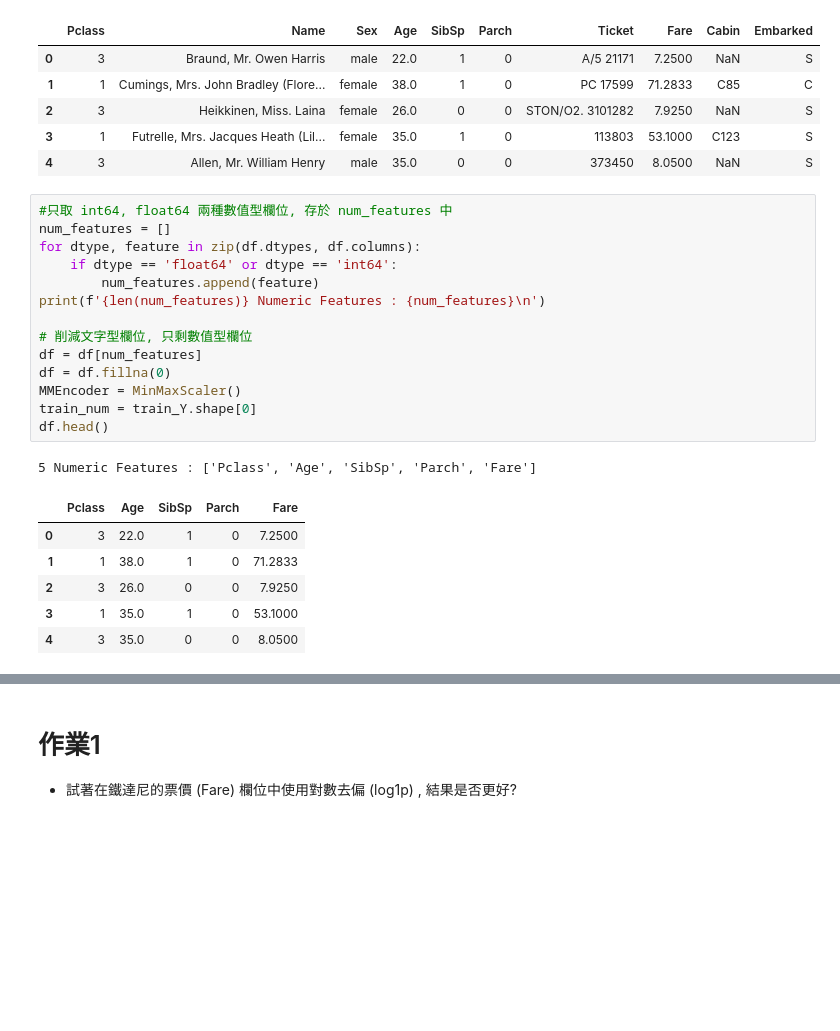
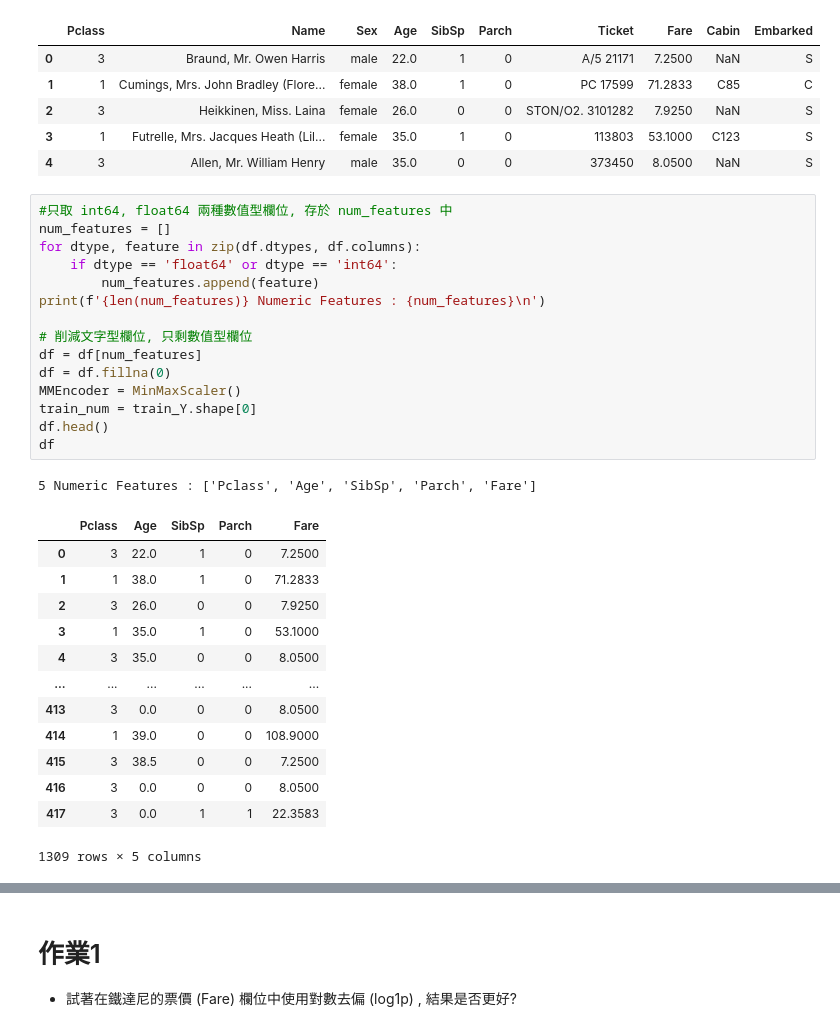
Before and after one commit to rzdxcrow77/4th-ML100Days, a Jupyter notebook: homework/Day_023_HW.ipynb, the cells around one changed output, grey strips where cells are left out. Cells and saved outputs as stored; diff of their text form; blank space fills up the shorter version.

```diff
--- a/homework/Day_023_HW.ipynb
+++ b/homework/Day_023_HW.ipynb
@@ -37,25 +37,33 @@ df.head()
 # %%
 #只取 int64, float64 兩種數值型欄位, 存於 num_features 中
 num_features = []
 for dtype, feature in zip(df.dtypes, df.columns):
     if dtype == 'float64' or dtype == 'int64':
         num_features.append(feature)
 print(f'{len(num_features)} Numeric Features : {num_features}\n')
 
 # 削減文字型欄位, 只剩數值型欄位
 df = df[num_features]
 df = df.fillna(0)
 MMEncoder = MinMaxScaler()
 train_num = train_Y.shape[0]
 df.head()
+df
 # %% [output]
 5 Numeric Features : ['Pclass', 'Age', 'SibSp', 'Parch', 'Fare']
 |  | Pclass | Age | SibSp | Parch | Fare |
 | 0 | 3 | 22.0 | 1 | 0 | 7.2500 |
 | 1 | 1 | 38.0 | 1 | 0 | 71.2833 |
 | 2 | 3 | 26.0 | 0 | 0 | 7.9250 |
 | 3 | 1 | 35.0 | 1 | 0 | 53.1000 |
 | 4 | 3 | 35.0 | 0 | 0 | 8.0500 |
+| ... | ... | ... | ... | ... | ... |
+| 413 | 3 | 0.0 | 0 | 0 | 8.0500 |
+| 414 | 1 | 39.0 | 0 | 0 | 108.9000 |
+| 415 | 3 | 38.5 | 0 | 0 | 7.2500 |
+| 416 | 3 | 0.0 | 0 | 0 | 8.0500 |
+| 417 | 3 | 0.0 | 1 | 1 | 22.3583 |
+1309 rows × 5 columns
 # %%
 # 顯示 Fare 與目標值的散佈圖
 import seaborn as sns
```
Also changed, not shown: parts of 4 cells of this notebook.
